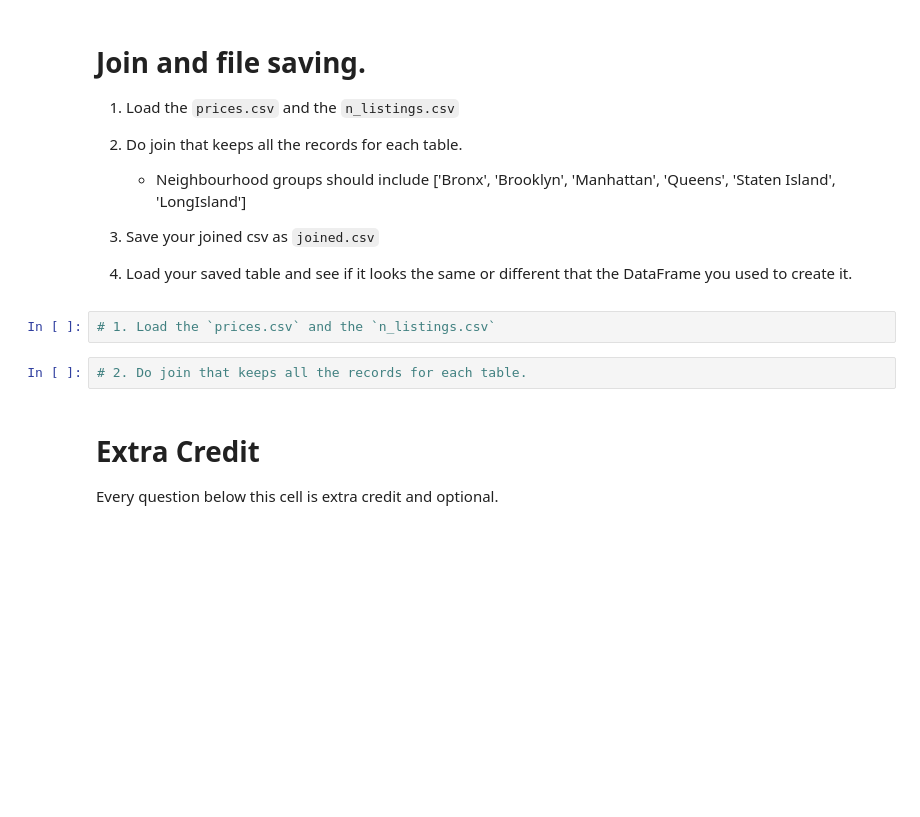
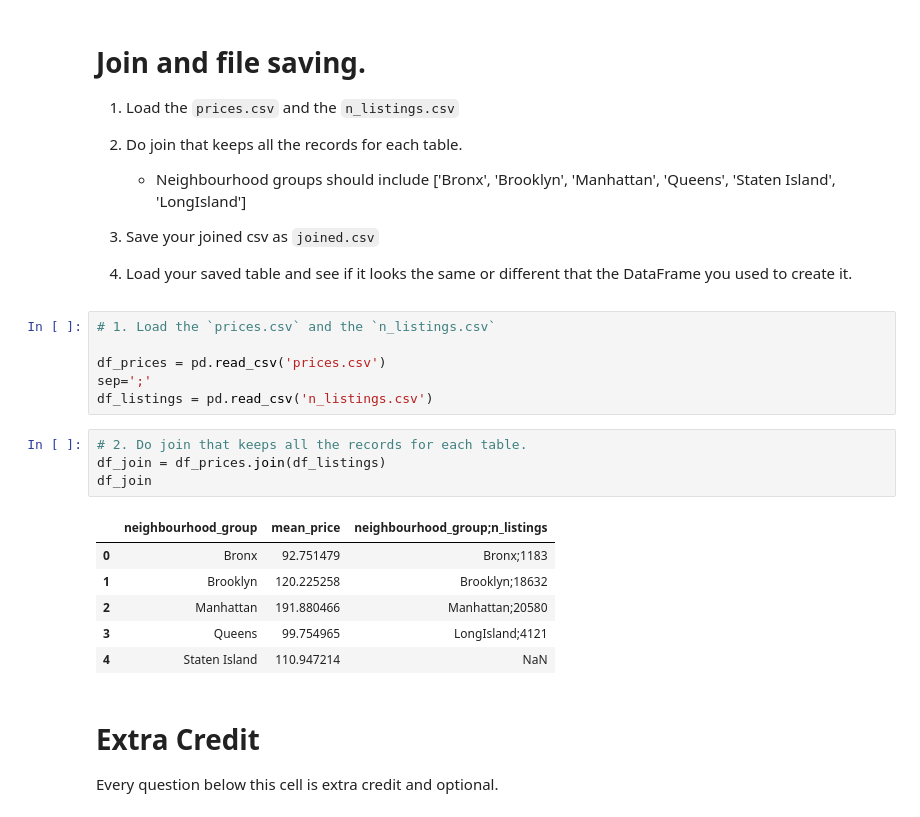
Before and after one commit to BaljinderHothi/my-fork-2023-fall-data-science-fridays, a Jupyter notebook: Week-01-Pandas/Exercise-BH.ipynb, the cells around one changed output. Cells and saved outputs as stored; diff of their text form; blank space fills up the shorter version.

```diff
--- a/Week-01-Pandas/Exercise-BH.ipynb
+++ b/Week-01-Pandas/Exercise-BH.ipynb
@@ -98,8 +292,21 @@ Return the following subsets of the dataframe.
 4. Load your saved table and see if it looks the same or different that the DataFrame you used to create it.
 # %%
 # 1. Load the `prices.csv` and the `n_listings.csv`
+
+df_prices = pd.read_csv('prices.csv')
+sep=';'
+df_listings = pd.read_csv('n_listings.csv')
 # %%
 # 2. Do join that keeps all the records for each table.
+df_join = df_prices.join(df_listings)
+df_join
+# %% [output]
+|  | neighbourhood_group | mean_price | neighbourhood_group;n_listings |
+| 0 | Bronx | 92.751479 | Bronx;1183 |
+| 1 | Brooklyn | 120.225258 | Brooklyn;18632 |
+| 2 | Manhattan | 191.880466 | Manhattan;20580 |
+| 3 | Queens | 99.754965 | LongIsland;4121 |
+| 4 | Staten Island | 110.947214 | NaN |
 # %% [markdown]
 # Extra Credit
 Every question below this cell is extra credit and optional.
```
Also changed, not shown: parts of 19 cells of this notebook.
